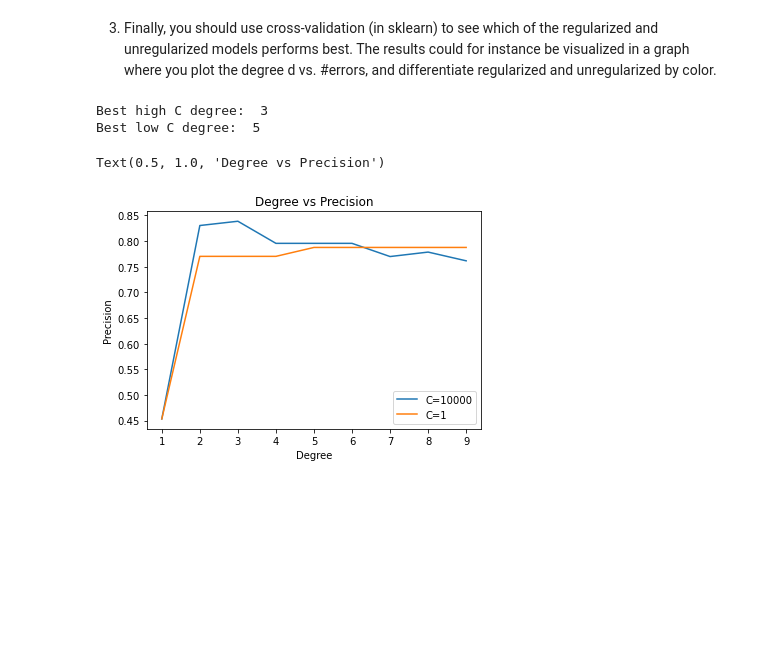
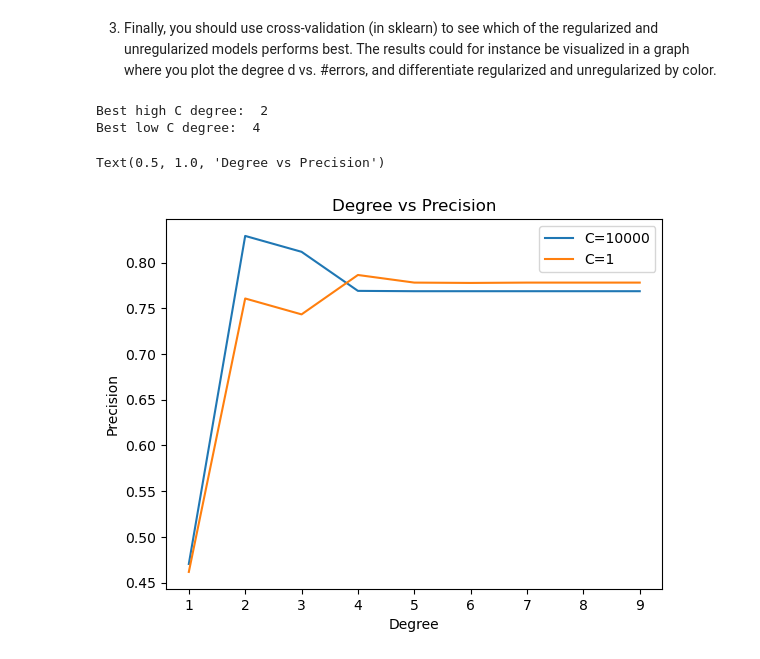
Before and after one commit to djolodjolo23/machine_learning_a2, a Jupyter notebook: Excercise5.ipynb, the cells around one changed output. Drawn from its saved outputs; the diff is of its cells as text; code cells hidden in the pictures; blank space fills up the shorter version.

```diff
--- a/Excercise5.ipynb
+++ b/Excercise5.ipynb
@@ -82,35 +82,35 @@ by color.
 from sklearn.model_selection import cross_val_score
 
 degrees = np.arange(1, 10)
 precision_list_highC = []
 for i in degrees:
     Xe = f.mapFeature(x1, x2, i, ones=False)
-    logReg = LogisticRegression(solver='lbfgs', C=10000, tol=1e-6, max_iter=10000)
+    logReg = LogisticRegression(solver='lbfgs', C=10000, tol=1e-6, max_iter=5000)
     precision = cross_val_score(logReg, Xe, y, cv=5, scoring='accuracy').mean()
     precision_list_highC.append(precision)
 
 precision_list_lowC = []
 for i in degrees:
     Xe = f.mapFeature(x1, x2, i, ones=False)
-    logReg = LogisticRegression(solver='lbfgs', C=1, tol=1e-6, max_iter=10000)
+    logReg = LogisticRegression(solver='lbfgs', C=1, tol=1e-6, max_iter=5000)
     precision = cross_val_score(logReg, Xe, y, cv=5, scoring='accuracy').mean()
     precision_list_lowC.append(precision)
 
 # choose the best degree
 best_degree_highC = np.argmax(precision_list_highC) + 1
 print("Best high C degree: " , str(best_degree_highC))
 best_degree_lowC = np.argmax(precision_list_lowC) + 1
 print("Best low C degree: ", str(best_degree_lowC))
 
 # plot the results, degree vs #errors
 plt.plot(degrees, precision_list_highC, label='C=10000')
 plt.plot(degrees, precision_list_lowC, label='C=1')
 plt.legend()
 plt.xlabel('Degree')
 plt.ylabel('Precision')
 plt.title('Degree vs Precision')
 # %% [output]
-Best high C degree:  3
-Best low C degree:  5
+Best high C degree:  2
+Best low C degree:  4
 Text(0.5, 1.0, 'Degree vs Precision')
-[figure, old version]
+[figure, new version]
```
Also changed, not shown: parts of 1 cell of this notebook, 2 other files.
